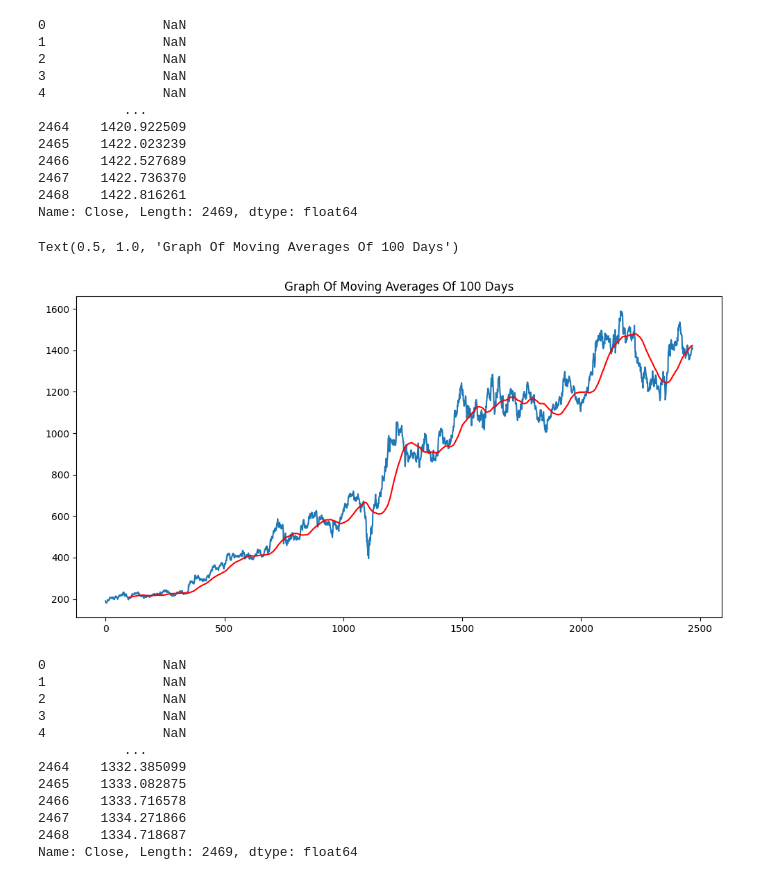
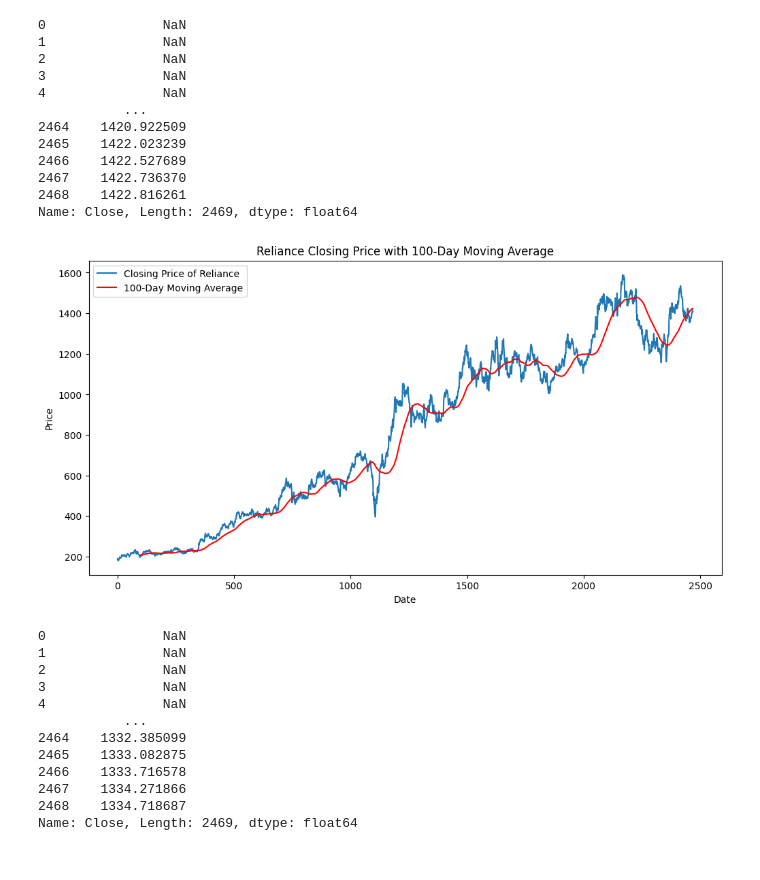
Before and after one commit to anoushka0303/RAG-enhanced-Financial-Sentiment-Prediction, a Jupyter notebook: notebooks/LSTM_model.ipynb, the cells around one changed output. Saved outputs shown, nothing was run; the diff lists cells and outputs as text; code cells hidden in the pictures.

Commit message:
lstm_model for reliance

```diff
--- a/notebooks/LSTM_model.ipynb
+++ b/notebooks/LSTM_model.ipynb
@@ -65,13 +65,16 @@ ma100
 2468    1422.816261
 Name: Close, Length: 2469, dtype: float64
 # %%
-plt.figure(figsize = (12,6))
-plt.plot(df.Close)
-plt.plot(ma100, 'r')
-plt.title('Graph Of Moving Averages Of 100 Days')
+plt.figure(figsize=(12,6))
+plt.plot(df['Close'], label="Closing Price of Reliance")
+plt.plot(ma100, 'r', label="100-Day Moving Average")
+plt.title("Reliance Closing Price with 100-Day Moving Average")
+plt.xlabel("Date")
+plt.ylabel("Price")
+plt.legend()
+plt.show()
 # %% [output]
-Text(0.5, 1.0, 'Graph Of Moving Averages Of 100 Days')
-[figure, old version]
+[figure, new version]
 # %%
 ma200 = df.Close.rolling(200).mean()
 ma200
```
Also changed, not shown: parts of 1 cell of this notebook.
